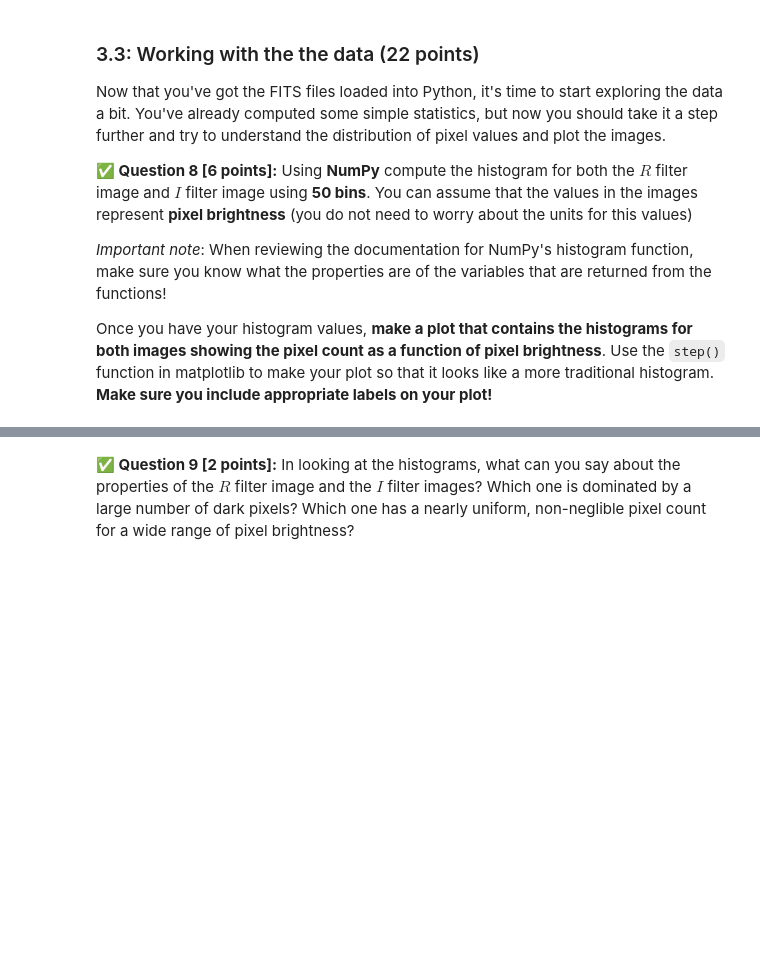
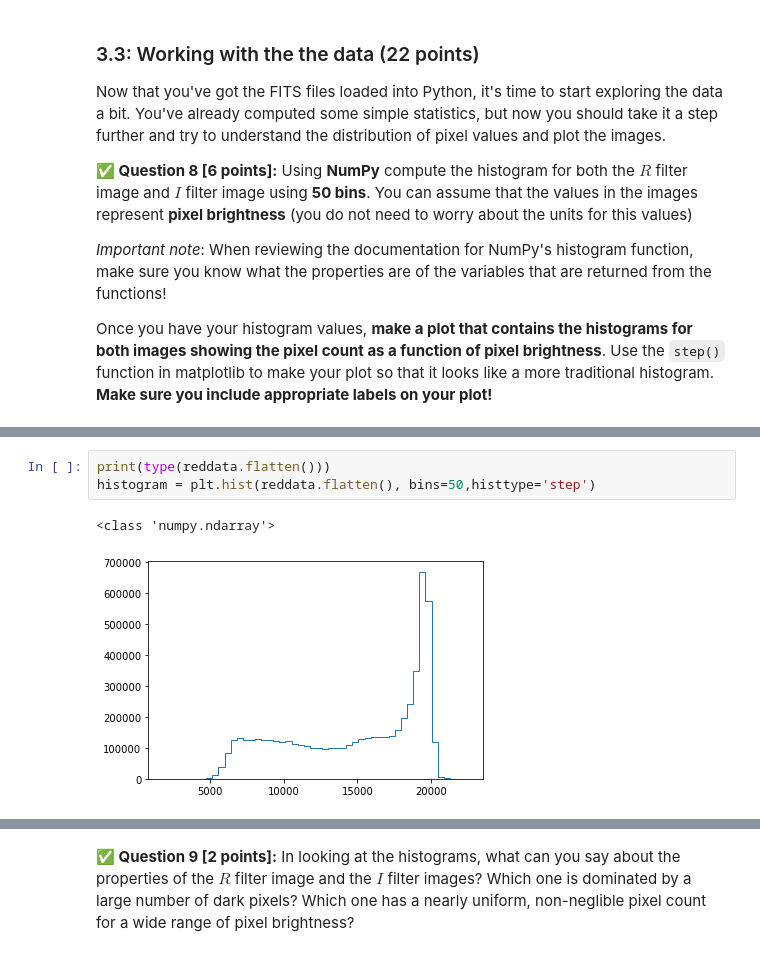
Before and after one commit to jackgarrison/cmse202-s21-turnin, a Jupyter notebook: hw-01/HW-01_GitPracticeDebuggingAndPythonPackages-STUDENT.ipynb, the cells around one changed output, grey strips where cells are left out. Cells and saved outputs as stored; diff of their text form; blank space fills up the shorter version.

```diff
--- a/hw-01/HW-01_GitPracticeDebuggingAndPythonPackages-STUDENT.ipynb
+++ b/hw-01/HW-01_GitPracticeDebuggingAndPythonPackages-STUDENT.ipynb
@@ -246,0 +256,6 @@ Once you have your histogram values, **make a plot that contains the histograms
+# %%
+print(type(reddata.flatten()))
+histogram = plt.hist(reddata.flatten(), bins=50,histtype='step')
+# %% [output]
+<class 'numpy.ndarray'>
+[figure, added]
```
Also changed, not shown: parts of 12 cells of this notebook.
